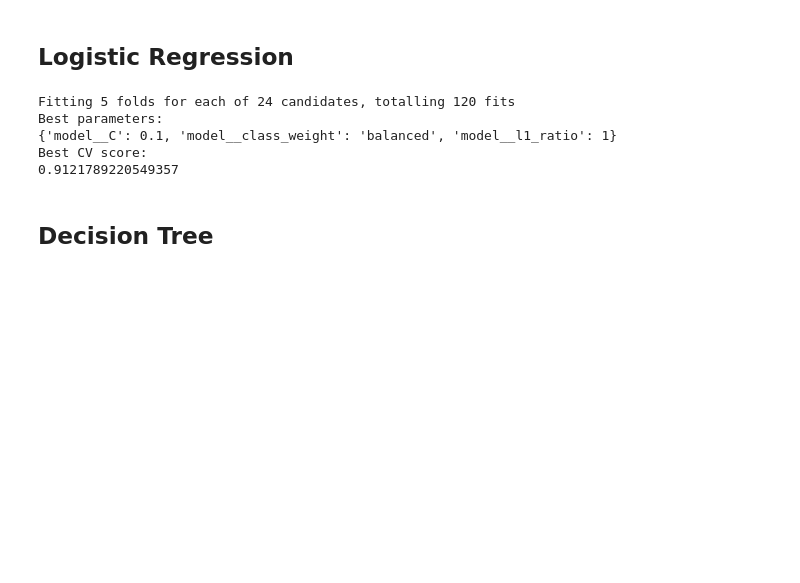
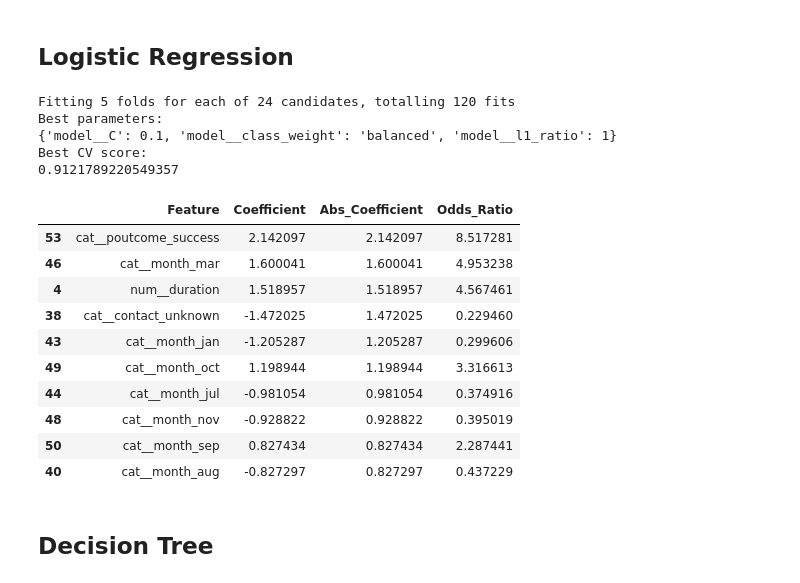
Before and after one commit to Rom4ik78/practical_app3, a Jupyter notebook: Prompt_III.ipynb, the cells around one changed output. Saved outputs shown, nothing was run; the diff lists cells and outputs as text; code cells hidden in the pictures; blank space fills up the shorter version.

```diff
--- a/Prompt_III.ipynb
+++ b/Prompt_III.ipynb
@@ -366,6 +366,36 @@ Best CV score:
 0.9121789220549357
 # %%
 best_lr = grid_lr.best_estimator_
+# %%
+preprocessor = best_lr.named_steps['preprocessing']
+lr_model = best_lr.named_steps['model']
+
+feature_names = preprocessor.get_feature_names_out()
+
+importance = pd.DataFrame({
+    'Feature': feature_names,
+    'Coefficient': lr_model.coef_[0]
+})
+
+importance['Abs_Coefficient'] = importance['Coefficient'].abs()
+importance['Odds_Ratio'] = np.exp(importance['Coefficient'])
+
+importance.sort_values(
+    'Abs_Coefficient',
+    ascending=False
+).head(10)
+# %% [output]
+|  | Feature | Coefficient | Abs_Coefficient | Odds_Ratio |
+| 53 | cat__poutcome_success | 2.142097 | 2.142097 | 8.517281 |
+| 46 | cat__month_mar | 1.600041 | 1.600041 | 4.953238 |
+| 4 | num__duration | 1.518957 | 1.518957 | 4.567461 |
+| 38 | cat__contact_unknown | -1.472025 | 1.472025 | 0.229460 |
+| 43 | cat__month_jan | -1.205287 | 1.205287 | 0.299606 |
+| 49 | cat__month_oct | 1.198944 | 1.198944 | 3.316613 |
+| 44 | cat__month_jul | -0.981054 | 0.981054 | 0.374916 |
+| 48 | cat__month_nov | -0.928822 | 0.928822 | 0.395019 |
+| 50 | cat__month_sep | 0.827434 | 0.827434 | 2.287441 |
+| 40 | cat__month_aug | -0.827297 | 0.827297 | 0.437229 |
 # %% [markdown]
 ## Decision Tree
 # %%
```
Also changed, not shown: parts of 11 cells of this notebook, 1 other file.
